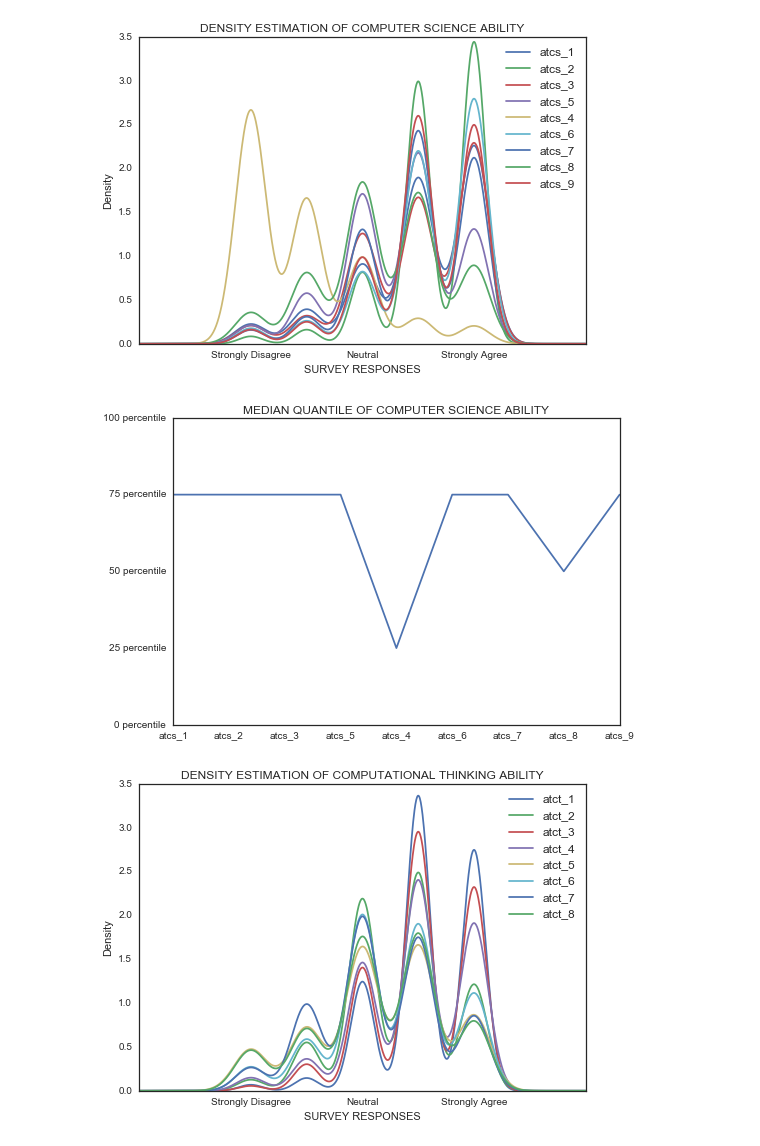
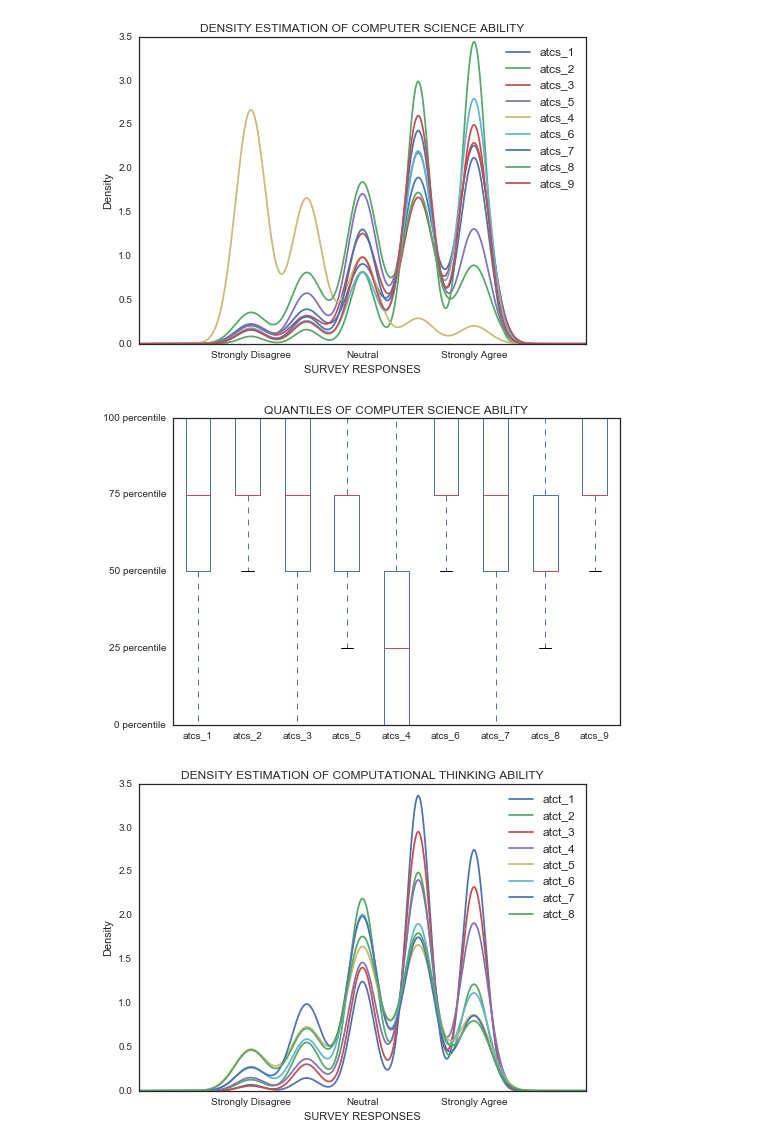
Before and after one commit to omoju/IntroCSExperiencePrediction, a Jupyter notebook: genderedCSExperience.ipynb, the cells around one changed output. Saved outputs shown, nothing was run; the diff lists cells and outputs as text; code cells hidden in the pictures.

```diff
--- a/genderedCSExperience.ipynb
+++ b/genderedCSExperience.ipynb
@@ -177,15 +177,15 @@ pyplt.savefig('report/figures/atcs_kde.pdf', dpi=100)
 # %% [output]
 [figure]
 # %%
-dataset[atcs].quantile(0.50).plot();
+dataset[atcs].plot.box();
 y = np.arange(0,1.1,0.25)
 labels = ['{} percentile'.format(int(i*100)) for i in y]
 pyplt.yticks(y, labels)
 
-pyplt.title('MEDIAN QUANTILE OF COMPUTER SCIENCE ABILITY')
-pyplt.savefig('report/figures/atcs_median_quantile.pdf', dpi=100)
+pyplt.title('QUANTILES OF COMPUTER SCIENCE ABILITY')
+pyplt.savefig('report/figures/atcs_quantile.pdf', dpi=100)
 # %% [output]
-[figure, old version]
+[figure, new version]
 # %%
 dataset[atct].plot(kind='kde')
 
```
Also changed, not shown: parts of 3 cells of this notebook, 5 other files.
